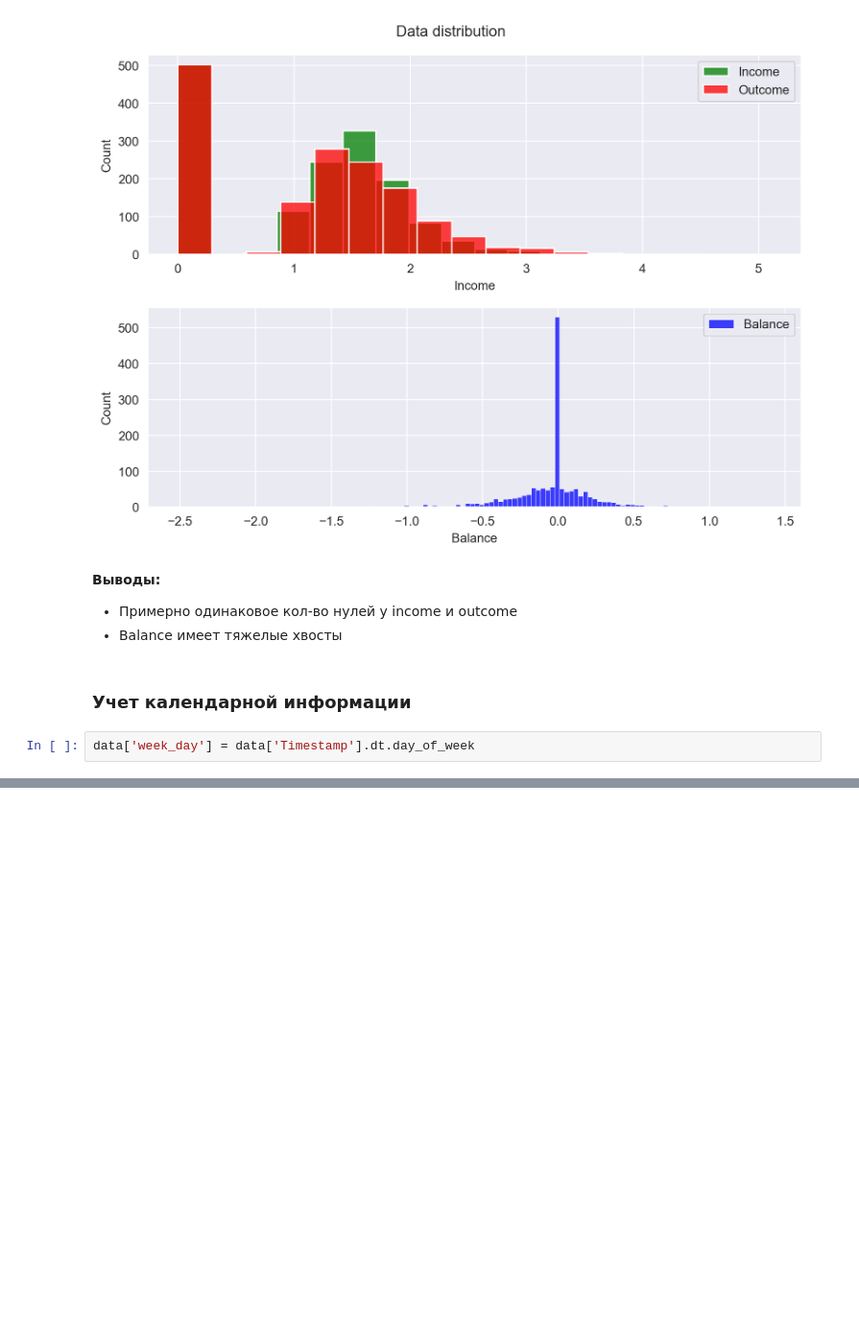
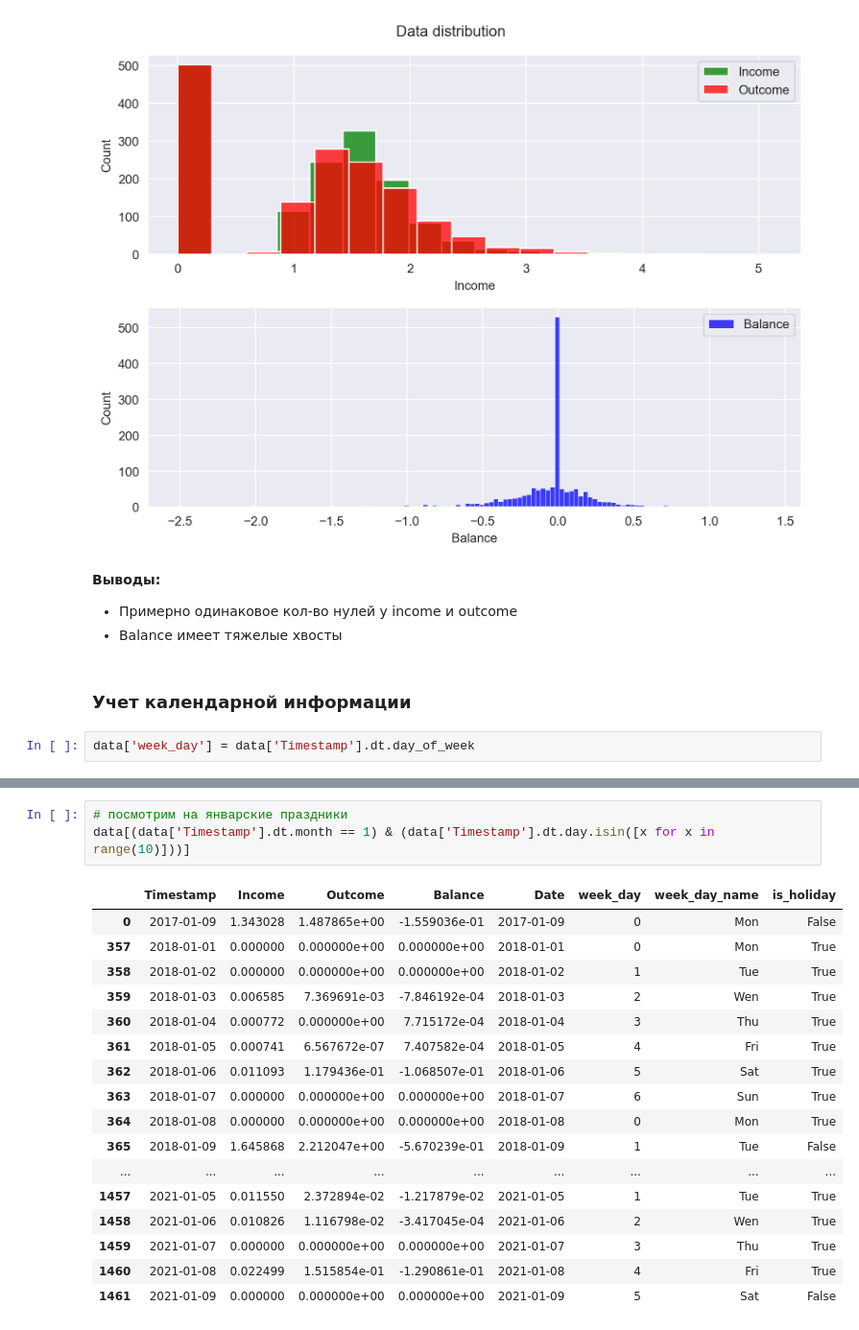
Before and after one commit to igmamedov/balance_predictions, a Jupyter notebook: notebooks/EDA.ipynb, the cells around one changed output, grey strips where cells are left out. Shown at 96% size. Cells and saved outputs as stored; diff of their text form; blank space fills up the shorter version.

```diff
--- a/notebooks/EDA.ipynb
+++ b/notebooks/EDA.ipynb
@@ -93,0 +173,21 @@ data
+# %%
+# посмотрим на январские праздники
+data[(data['Timestamp'].dt.month == 1) & (data['Timestamp'].dt.day.isin([x for x in range(10)]))]
+# %% [output]
+|  | Timestamp | Income | Outcome | Balance | Date | week_day | week_day_name | is_holiday |
+| 0 | 2017-01-09 | 1.343028 | 1.487865e+00 | -1.559036e-01 | 2017-01-09 | 0 | Mon | False |
+| 357 | 2018-01-01 | 0.000000 | 0.000000e+00 | 0.000000e+00 | 2018-01-01 | 0 | Mon | True |
+| 358 | 2018-01-02 | 0.000000 | 0.000000e+00 | 0.000000e+00 | 2018-01-02 | 1 | Tue | True |
+| 359 | 2018-01-03 | 0.006585 | 7.369691e-03 | -7.846192e-04 | 2018-01-03 | 2 | Wen | True |
+| 360 | 2018-01-04 | 0.000772 | 0.000000e+00 | 7.715172e-04 | 2018-01-04 | 3 | Thu | True |
+| 361 | 2018-01-05 | 0.000741 | 6.567672e-07 | 7.407582e-04 | 2018-01-05 | 4 | Fri | True |
+| 362 | 2018-01-06 | 0.011093 | 1.179436e-01 | -1.068507e-01 | 2018-01-06 | 5 | Sat | True |
+| 363 | 2018-01-07 | 0.000000 | 0.000000e+00 | 0.000000e+00 | 2018-01-07 | 6 | Sun | True |
+| 364 | 2018-01-08 | 0.000000 | 0.000000e+00 | 0.000000e+00 | 2018-01-08 | 0 | Mon | True |
+| 365 | 2018-01-09 | 1.645868 | 2.212047e+00 | -5.670239e-01 | 2018-01-09 | 1 | Tue | False |
+| ... | ... | ... | ... | ... | ... | ... | ... | ... |
+| 1457 | 2021-01-05 | 0.011550 | 2.372894e-02 | -1.217879e-02 | 2021-01-05 | 1 | Tue | True |
+| 1458 | 2021-01-06 | 0.010826 | 1.116798e-02 | -3.417045e-04 | 2021-01-06 | 2 | Wen | True |
+| 1459 | 2021-01-07 | 0.000000 | 0.000000e+00 | 0.000000e+00 | 2021-01-07 | 3 | Thu | True |
+| 1460 | 2021-01-08 | 0.022499 | 1.515854e-01 | -1.290861e-01 | 2021-01-08 | 4 | Fri | True |
+| 1461 | 2021-01-09 | 0.000000 | 0.000000e+00 | 0.000000e+00 | 2021-01-09 | 5 | Sat | False |
```
Also changed, not shown: parts of 14 cells of this notebook, 4 other files.
